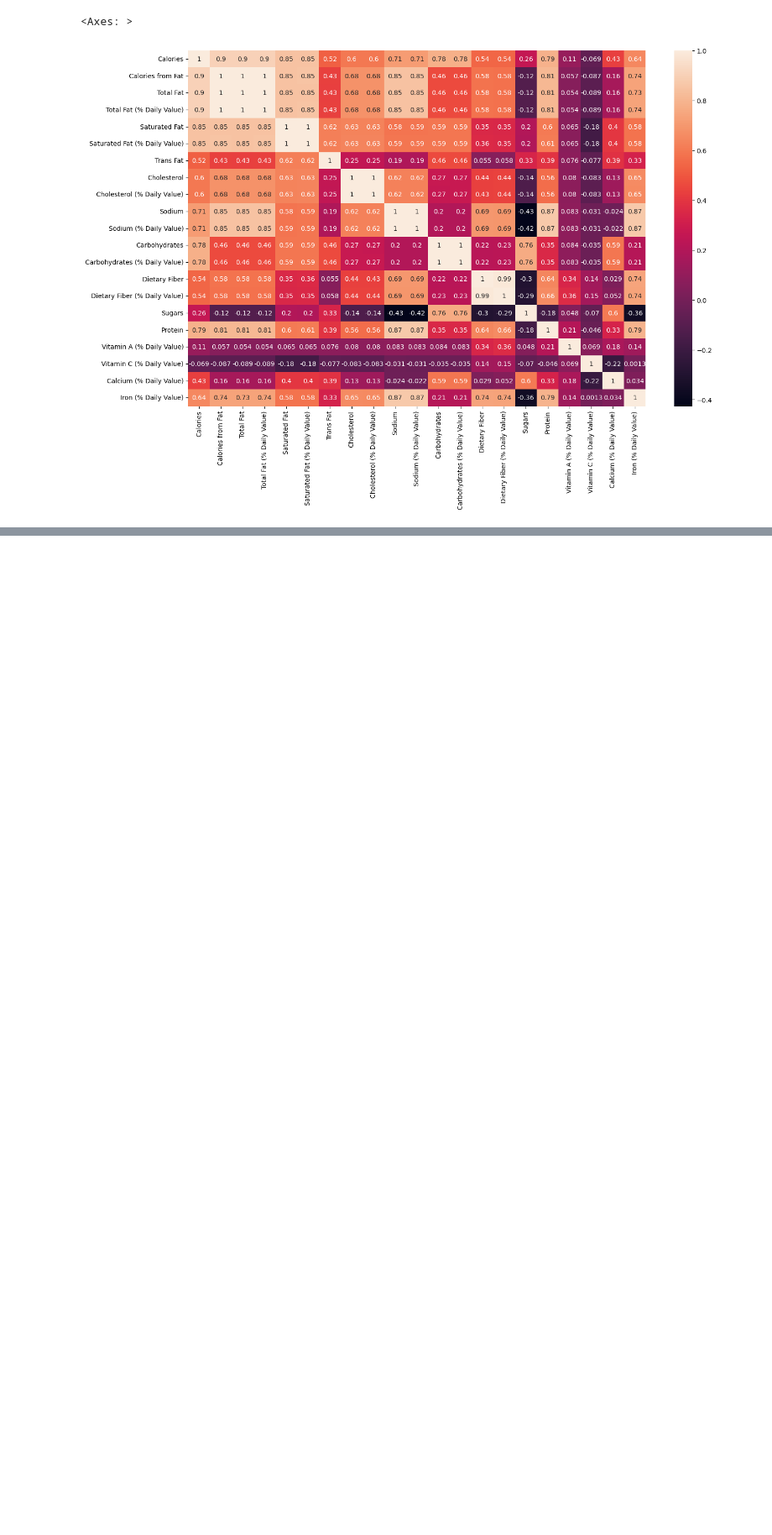
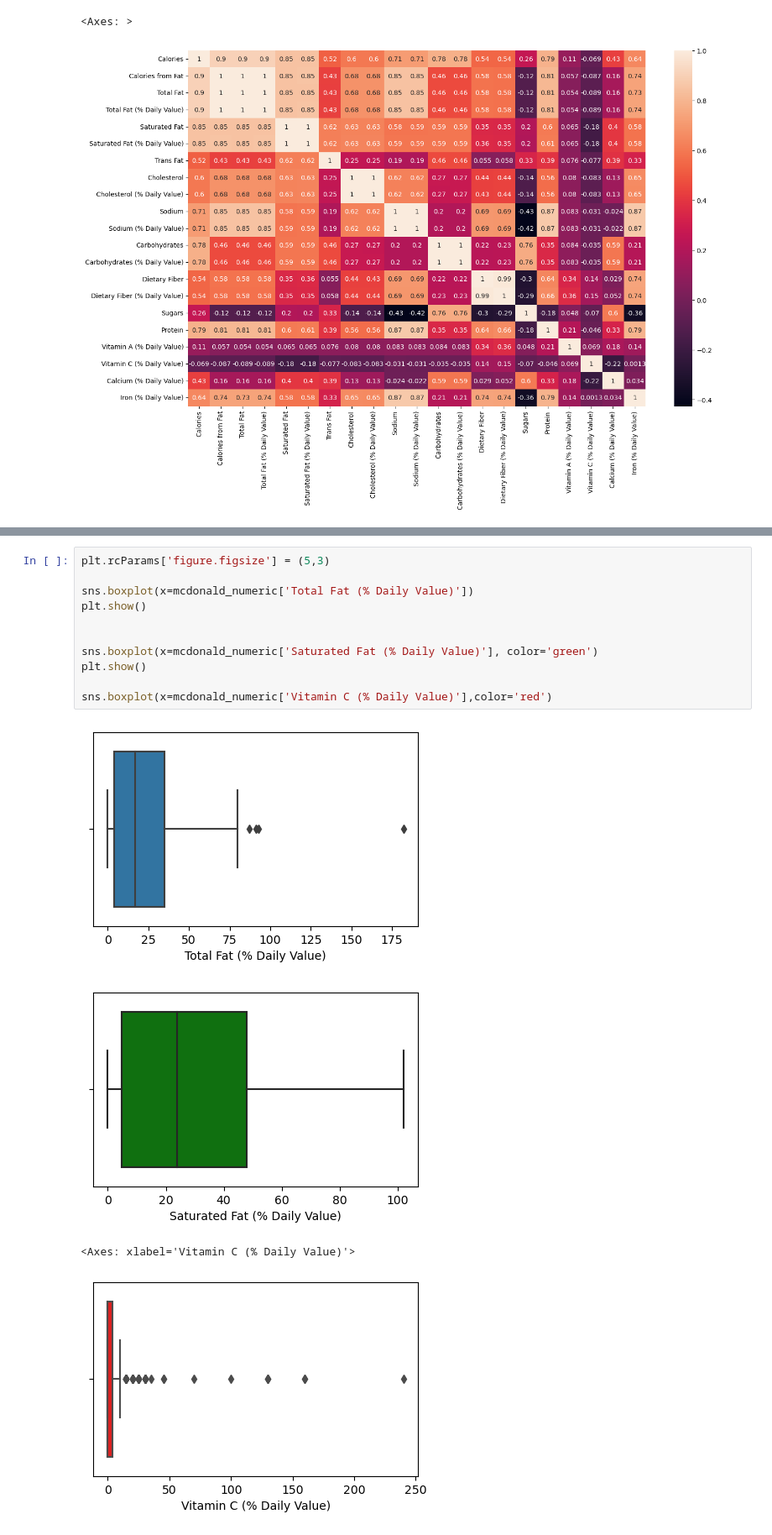
Before and after one commit to eemilycchen/A-Primer-On-ML-Models, a Jupyter notebook: linear_and_logistic_regression.ipynb, the cells around one changed output, grey strips where cells are left out. Shown at 84% size. Saved outputs shown, nothing was run; the diff lists cells and outputs as text; blank space fills up the shorter version.

```diff
--- a/linear_and_logistic_regression.ipynb
+++ b/linear_and_logistic_regression.ipynb
@@ -70,0 +85,16 @@ plt.show()
+# %%
+plt.rcParams['figure.figsize'] = (5,3)
+
+sns.boxplot(x=mcdonald_numeric['Total Fat (% Daily Value)'])
+plt.show()
+
+
+sns.boxplot(x=mcdonald_numeric['Saturated Fat (% Daily Value)'], color='green')
+plt.show()
+
+sns.boxplot(x=mcdonald_numeric['Vitamin C (% Daily Value)'],color='red')
+# %% [output]
+[figure, added]
+[figure, added]
+<Axes: xlabel='Vitamin C (% Daily Value)'>
+[figure, added]
```
Also changed, not shown: parts of 4 cells of this notebook.
